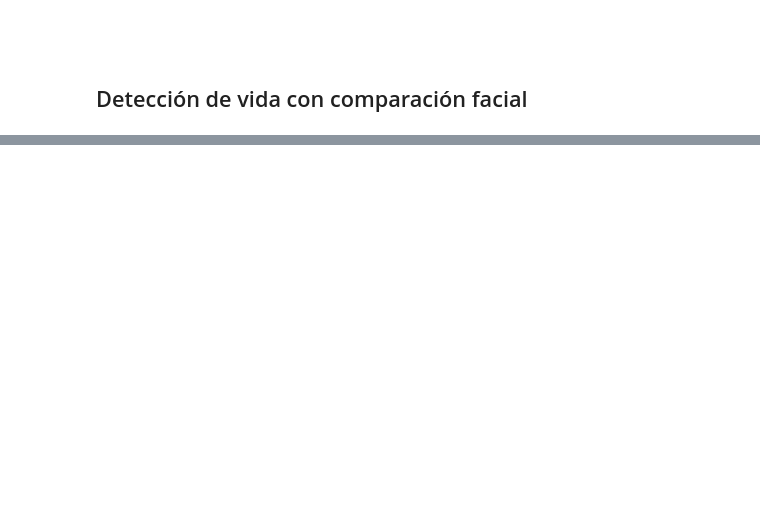
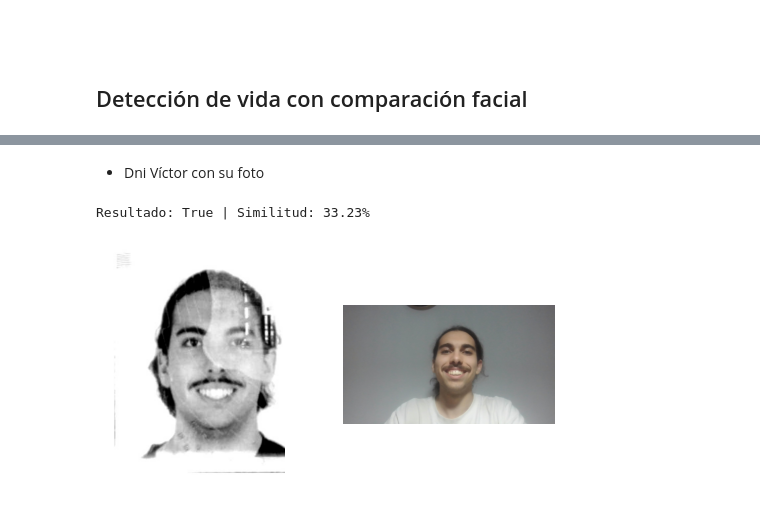
Before and after one commit to vicSA5/FacePhi-Challenge-2026-Bi-metrics, a Jupyter notebook: main.ipynb, the cells around one changed output, grey strips where cells are left out. Drawn from its saved outputs; the diff is of its cells as text; code cells hidden in the pictures; blank space fills up the shorter version.

```diff
--- a/main.ipynb
+++ b/main.ipynb
@@ -762,0 +860,7 @@ print(date(2020, 5, 5).strftime("%Y-%m-%d"))
+# %% [markdown]
+- Dni Víctor con su foto
+# %%
+compararFotos("./cara dni/dniVic.jpg","./cara dni/fotoVic.jpg")
+# %% [output]
+Resultado: True | Similitud: 33.23%
+[figure, added]
```
Also changed, not shown: parts of 33 cells of this notebook, 7 other files.
